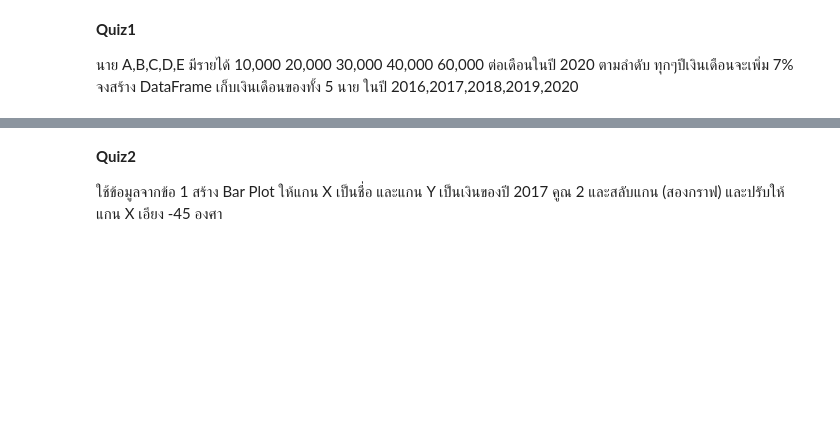
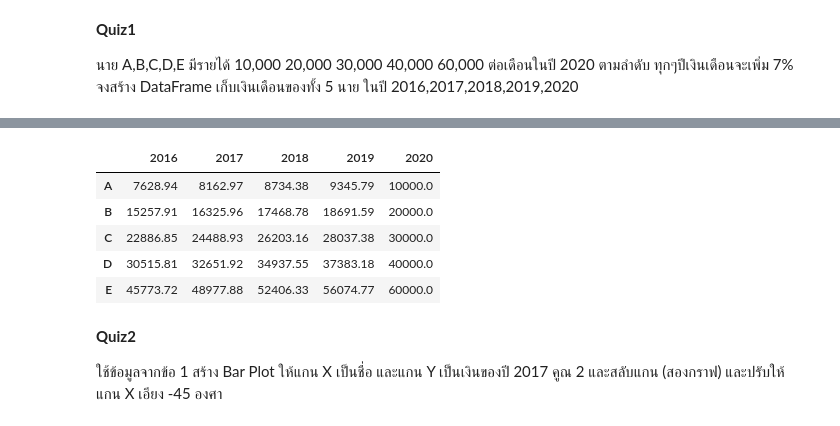
Before and after one commit to deen666/Homework_DataCamp2, a Jupyter notebook: Plotly/Plotly.ipynb, the cells around one changed output, grey strips where cells are left out. Cells and saved outputs as stored; diff of their text form; code cells hidden in the pictures; blank space fills up the shorter version.

```diff
--- a/Plotly/Plotly.ipynb
+++ b/Plotly/Plotly.ipynb
@@ -37,3 +33,29 @@ df
+# %%
+#Test Quiz1
+def p7(lst):
+    return [round(number/1.07,2) for number in lst]
+
+year = ['2016', '2017', '2018', '2019', '2020']
+name = ['A', 'B', 'C', 'D', 'E']
+lst = [10000, 20000, 30000, 40000, 60000]
+Vl = []
+
+Vl.append(lst)
+for i in range(4):
+    lst = p7(lst)
+    Vl.append(lst)
+Vl = np.array(Vl)
+Vl = Vl[::-1]
+
+df2 = pd.DataFrame(Vl.T, name, year)
+df2
+# %% [output]
+|  | 2016 | 2017 | 2018 | 2019 | 2020 |
+| A | 7628.94 | 8162.97 | 8734.38 | 9345.79 | 10000.0 |
+| B | 15257.91 | 16325.96 | 17468.78 | 18691.59 | 20000.0 |
+| C | 22886.85 | 24488.93 | 26203.16 | 28037.38 | 30000.0 |
+| D | 30515.81 | 32651.92 | 34937.55 | 37383.18 | 40000.0 |
+| E | 45773.72 | 48977.88 | 52406.33 | 56074.77 | 60000.0 |
 # %% [markdown]
 **Quiz2**
 
```
Also changed, not shown: parts of 2 cells of this notebook.
